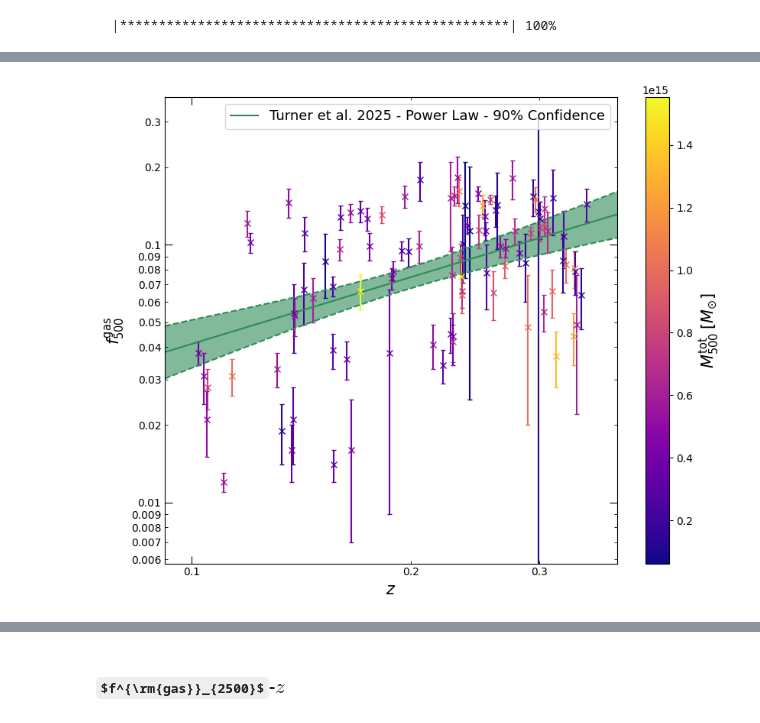
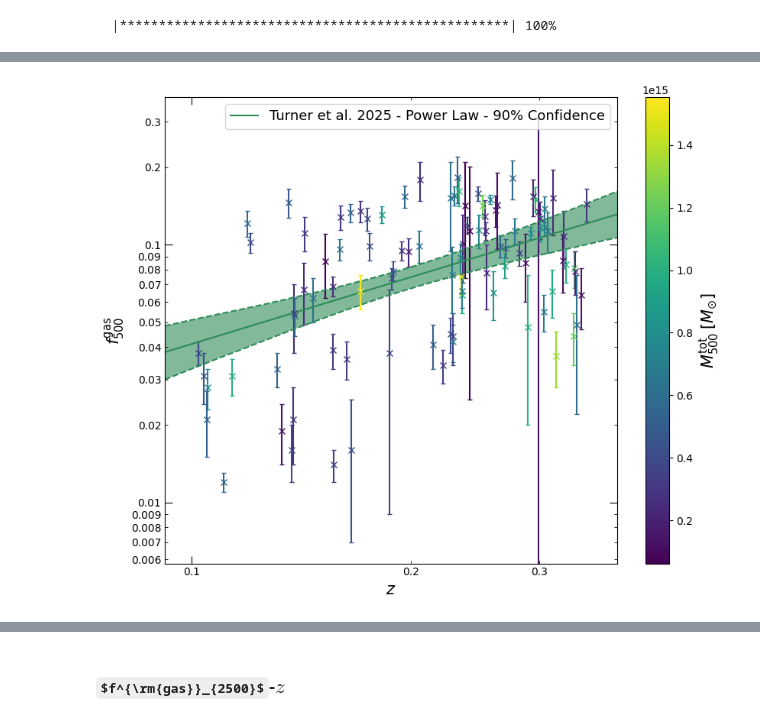
Before and after one commit to DavidT3/XCS-Mass-II-Analysis, a Jupyter notebook: notebooks/gas_fraction/sdssrm_measure_gas_fraction.ipynb, the cells around one changed output, grey strips where cells are left out. Drawn from its saved outputs; the diff is of its cells as text; code cells hidden in the pictures; some formulas as TeX source.

Commit message:
Changed a colormap in fgas-z relation plots

```diff
--- a/notebooks/gas_fraction/sdssrm_measure_gas_fraction.ipynb
+++ b/notebooks/gas_fraction/sdssrm_measure_gas_fraction.ipynb
@@ -313,9 +313,10 @@ Normalisation of 0.075 ± 0.004
 Scatter of 0.228 ± 0.019
 # %%
 frac500_z.view(figsize=(8.5, 7), log_scale=True, plot_title='',
-               save_path="../../outputs/figures/gas_fraction/fgas500-z_evolution.pdf")
+               save_path="../../outputs/figures/gas_fraction/fgas500-z_evolution.pdf",
+               third_dim_cmap='viridis')
 # %% [output]
-[figure, old version]
+[figure, new version]
 # %%
 print(frac500_z.predict(Quantity([0.1, 0.3]), x_errors=Quantity([0, 0])))
 # %% [output]
```
Also changed, not shown: parts of 6 cells of this notebook, 5 other files.
